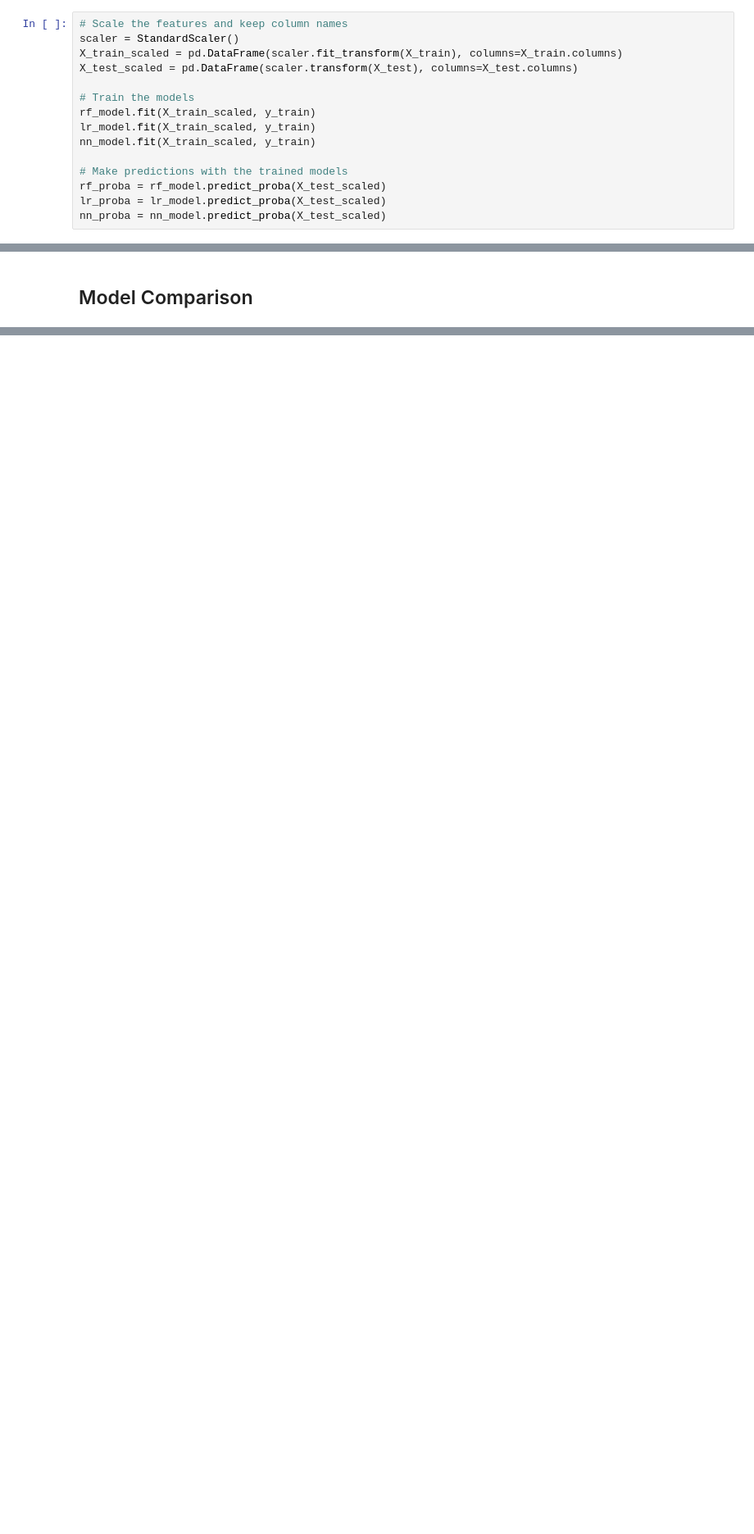
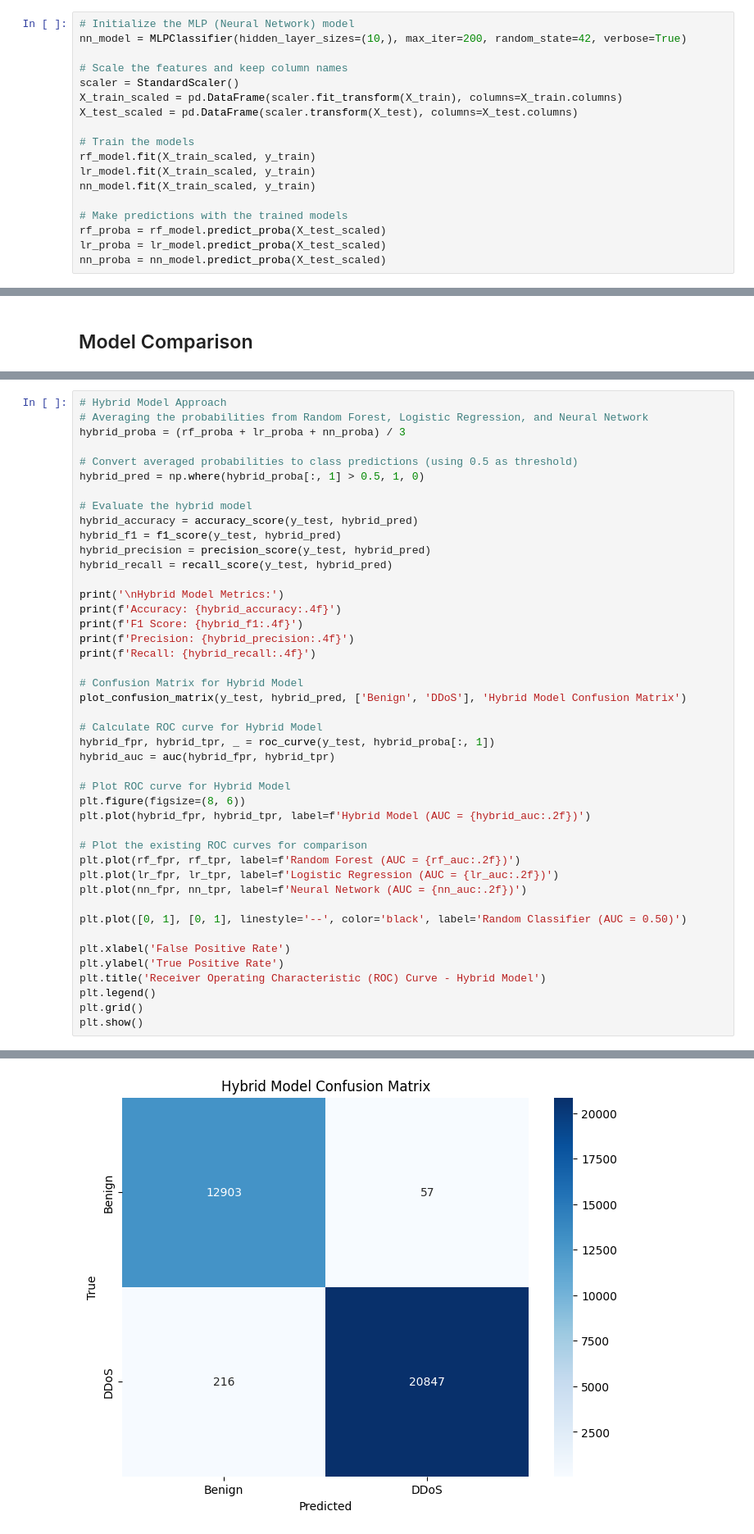
Before and after one commit to sharma19d/DDos_Classification_2024, a Jupyter notebook: DDos_Classification_2024/DDos_classification_code.ipynb, the cells around one changed output, grey strips where cells are left out. Shown at 82% size. Cells and saved outputs as stored; diff of their text form; blank space fills up the shorter version.

Commit message:
v2
with hybrid approach

```diff
--- a/DDos_Classification_2024/DDos_classification_code.ipynb
+++ b/DDos_Classification_2024/DDos_classification_code.ipynb
@@ -270,6 +270,9 @@ plot_confusion_matrix(y_test, lr_pred, ['Benign', 'DDoS'], 'Logistic Regression
 # %% [markdown]
 ### Neural Network
 # %%
+# Initialize the MLP (Neural Network) model
+nn_model = MLPClassifier(hidden_layer_sizes=(10,), max_iter=200, random_state=42, verbose=True)
+
 # Scale the features and keep column names
 scaler = StandardScaler()
 X_train_scaled = pd.DataFrame(scaler.fit_transform(X_train), columns=X_train.columns)
@@ -377,0 +385,45 @@ plt.show()
+# %%
+# Hybrid Model Approach
+# Averaging the probabilities from Random Forest, Logistic Regression, and Neural Network
+hybrid_proba = (rf_proba + lr_proba + nn_proba) / 3
+
+# Convert averaged probabilities to class predictions (using 0.5 as threshold)
+hybrid_pred = np.where(hybrid_proba[:, 1] > 0.5, 1, 0)
+
+# Evaluate the hybrid model
+hybrid_accuracy = accuracy_score(y_test, hybrid_pred)
+hybrid_f1 = f1_score(y_test, hybrid_pred)
+hybrid_precision = precision_score(y_test, hybrid_pred)
+hybrid_recall = recall_score(y_test, hybrid_pred)
+
+print('\nHybrid Model Metrics:')
+print(f'Accuracy: {hybrid_accuracy:.4f}')
+print(f'F1 Score: {hybrid_f1:.4f}')
+print(f'Precision: {hybrid_precision:.4f}')
+print(f'Recall: {hybrid_recall:.4f}')
+
+# Confusion Matrix for Hybrid Model
+plot_confusion_matrix(y_test, hybrid_pred, ['Benign', 'DDoS'], 'Hybrid Model Confusion Matrix')
+
+# Calculate ROC curve for Hybrid Model
+hybrid_fpr, hybrid_tpr, _ = roc_curve(y_test, hybrid_proba[:, 1])
+hybrid_auc = auc(hybrid_fpr, hybrid_tpr)
+
+# Plot ROC curve for Hybrid Model
+plt.figure(figsize=(8, 6))
+plt.plot(hybrid_fpr, hybrid_tpr, label=f'Hybrid Model (AUC = {hybrid_auc:.2f})')
+
+# Plot the existing ROC curves for comparison
+plt.plot(rf_fpr, rf_tpr, label=f'Random Forest (AUC = {rf_auc:.2f})')
+plt.plot(lr_fpr, lr_tpr, label=f'Logistic Regression (AUC = {lr_auc:.2f})')
+plt.plot(nn_fpr, nn_tpr, label=f'Neural Network (AUC = {nn_auc:.2f})')
+
+plt.plot([0, 1], [0, 1], linestyle='--', color='black', label='Random Classifier (AUC = 0.50)')
+
+plt.xlabel('False Positive Rate')
+plt.ylabel('True Positive Rate')
+plt.title('Receiver Operating Characteristic (ROC) Curve - Hybrid Model')
+plt.legend()
+plt.grid()
+plt.show()
+# %% [output]
@@ -377,0 +435 @@ plt.show()
+[figure, added]
```
Also changed, not shown: parts of 4 cells of this notebook.
